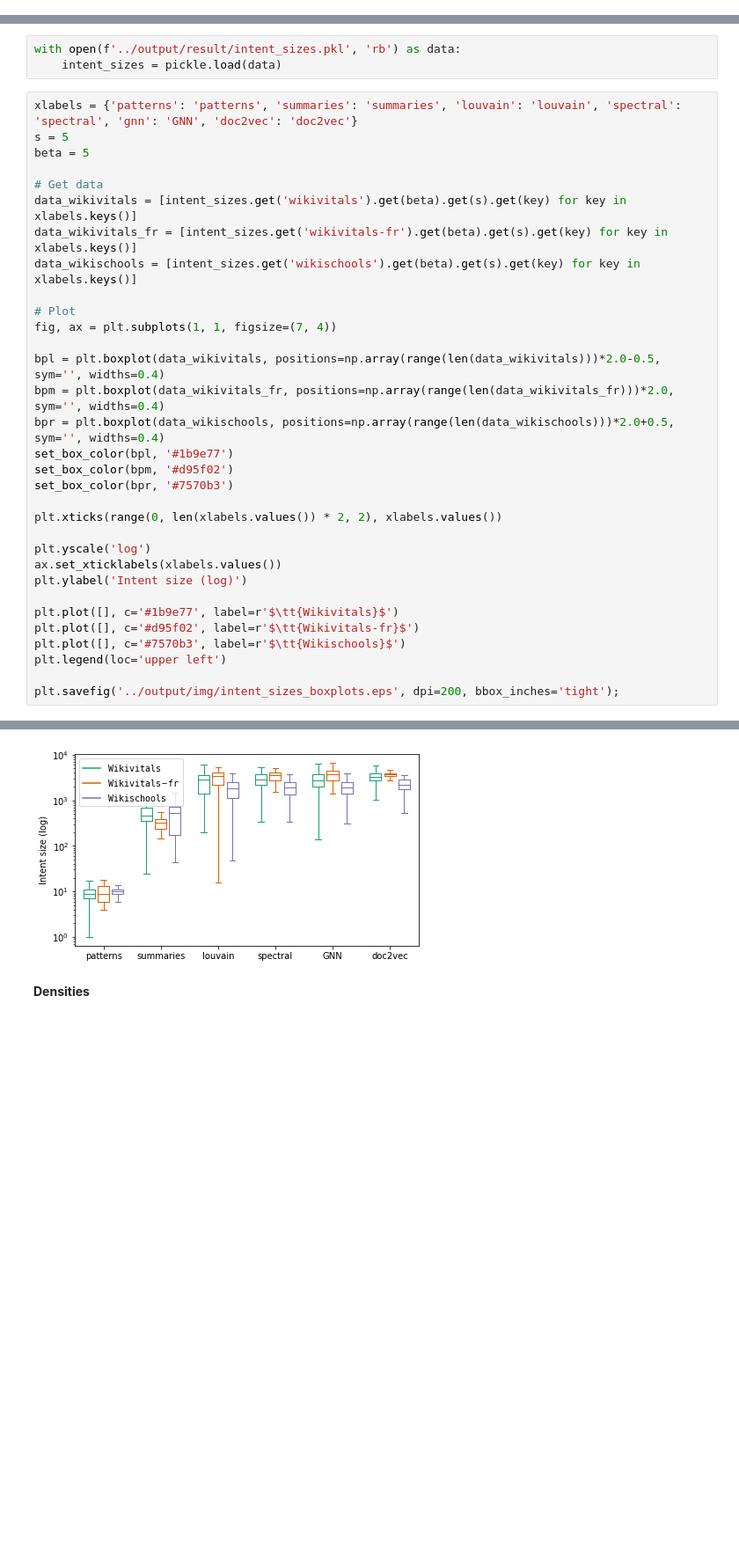
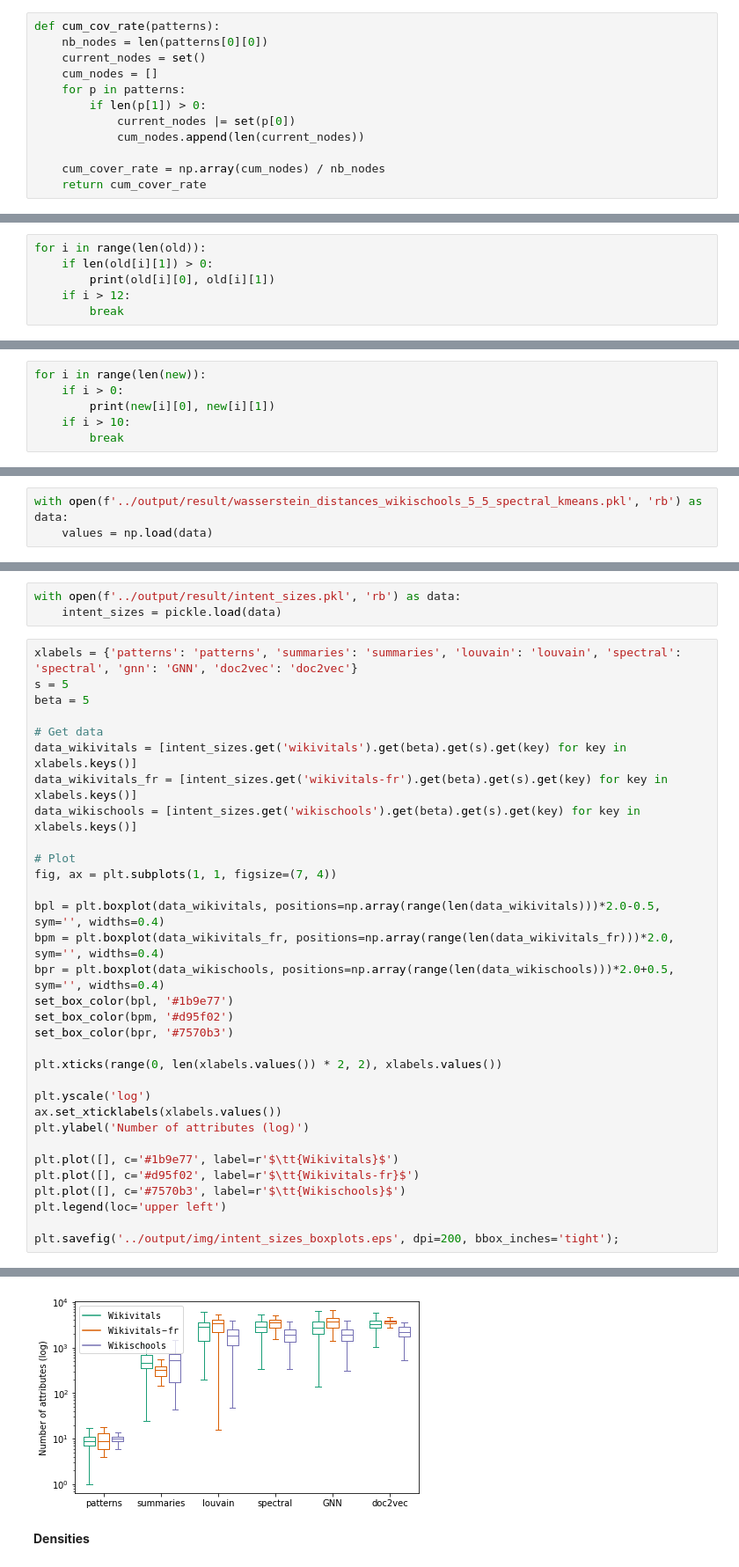
Before and after one commit to Co-MEG/CoMEG, a Jupyter notebook: notebooks/pattern_analysis.ipynb, the cells around one changed output, grey strips where cells are left out. Shown at 88% size. Drawn from its saved outputs; the diff is of its cells as text; blank space fills up the shorter version.

```diff
--- a/notebooks/pattern_analysis.ipynb
+++ b/notebooks/pattern_analysis.ipynb
@@ -531 +740,13 @@ The PostScript backend does not support transparency; partially transparent arti
+# %%
+def cum_cov_rate(patterns):
+    nb_nodes = len(patterns[0][0])
+    current_nodes = set()
+    cum_nodes = []
+    for p in patterns:
+        if len(p[1]) > 0:
+            current_nodes |= set(p[0])
+            cum_nodes.append(len(current_nodes))
+
+    cum_cover_rate = np.array(cum_nodes) / nb_nodes
+    return cum_cover_rate
 # %%
@@ -539,0 +947,6 @@ len(res_ord)
+# %%
+for i in range(len(old)):
+    if len(old[i][1]) > 0:
+        print(old[i][0], old[i][1])
+    if i > 12:
+        break
@@ -539,0 +962,6 @@ len(res_ord)
+# %%
+for i in range(len(new)):
+    if i > 0:
+        print(new[i][0], new[i][1])
+    if i > 10:
+        break
@@ -827,3 +1267,6 @@ The PostScript backend does not support transparency; partially transparent arti
 # %% [markdown]
 Instead of plotting **average** Wasserstein distances, we plot boxplots of pairwise distance values.
 We fix $s$ and $\beta$ equal to $5$.
+# %%
+with open(f'../output/result/wasserstein_distances_wikischools_5_5_spectral_kmeans.pkl', 'rb') as data:
+    values = np.load(data)
@@ -931,35 +1378,35 @@ s = 5
 beta = 5
 
 # Get data
 data_wikivitals = [intent_sizes.get('wikivitals').get(beta).get(s).get(key) for key in xlabels.keys()]
 data_wikivitals_fr = [intent_sizes.get('wikivitals-fr').get(beta).get(s).get(key) for key in xlabels.keys()]
 data_wikischools = [intent_sizes.get('wikischools').get(beta).get(s).get(key) for key in xlabels.keys()]
 
 # Plot
 fig, ax = plt.subplots(1, 1, figsize=(7, 4))
 
 bpl = plt.boxplot(data_wikivitals, positions=np.array(range(len(data_wikivitals)))*2.0-0.5, sym='', widths=0.4)
 bpm = plt.boxplot(data_wikivitals_fr, positions=np.array(range(len(data_wikivitals_fr)))*2.0, sym='', widths=0.4)
 bpr = plt.boxplot(data_wikischools, positions=np.array(range(len(data_wikischools)))*2.0+0.5, sym='', widths=0.4)
 set_box_color(bpl, '#1b9e77')
 set_box_color(bpm, '#d95f02')
 set_box_color(bpr, '#7570b3')
 
 plt.xticks(range(0, len(xlabels.values()) * 2, 2), xlabels.values())
 
 plt.yscale('log')
 ax.set_xticklabels(xlabels.values())
-plt.ylabel('Intent size (log)')
+plt.ylabel('Number of attributes (log)')
 
 plt.plot([], c='#1b9e77', label=r'$\tt{Wikivitals}$')
 plt.plot([], c='#d95f02', label=r'$\tt{Wikivitals-fr}$')
 plt.plot([], c='#7570b3', label=r'$\tt{Wikischools}$')
 plt.legend(loc='upper left')
 
 plt.savefig('../output/img/intent_sizes_boxplots.eps', dpi=200, bbox_inches='tight');
 # %% [output]
 The PostScript backend does not support transparency; partially transparent artists will be rendered opaque.
-[figure, old version]
+[figure, new version]
 # %% [markdown]
 **Densities**
 # %%
```
Also changed, not shown: parts of 98 cells of this notebook, 2 other files.
